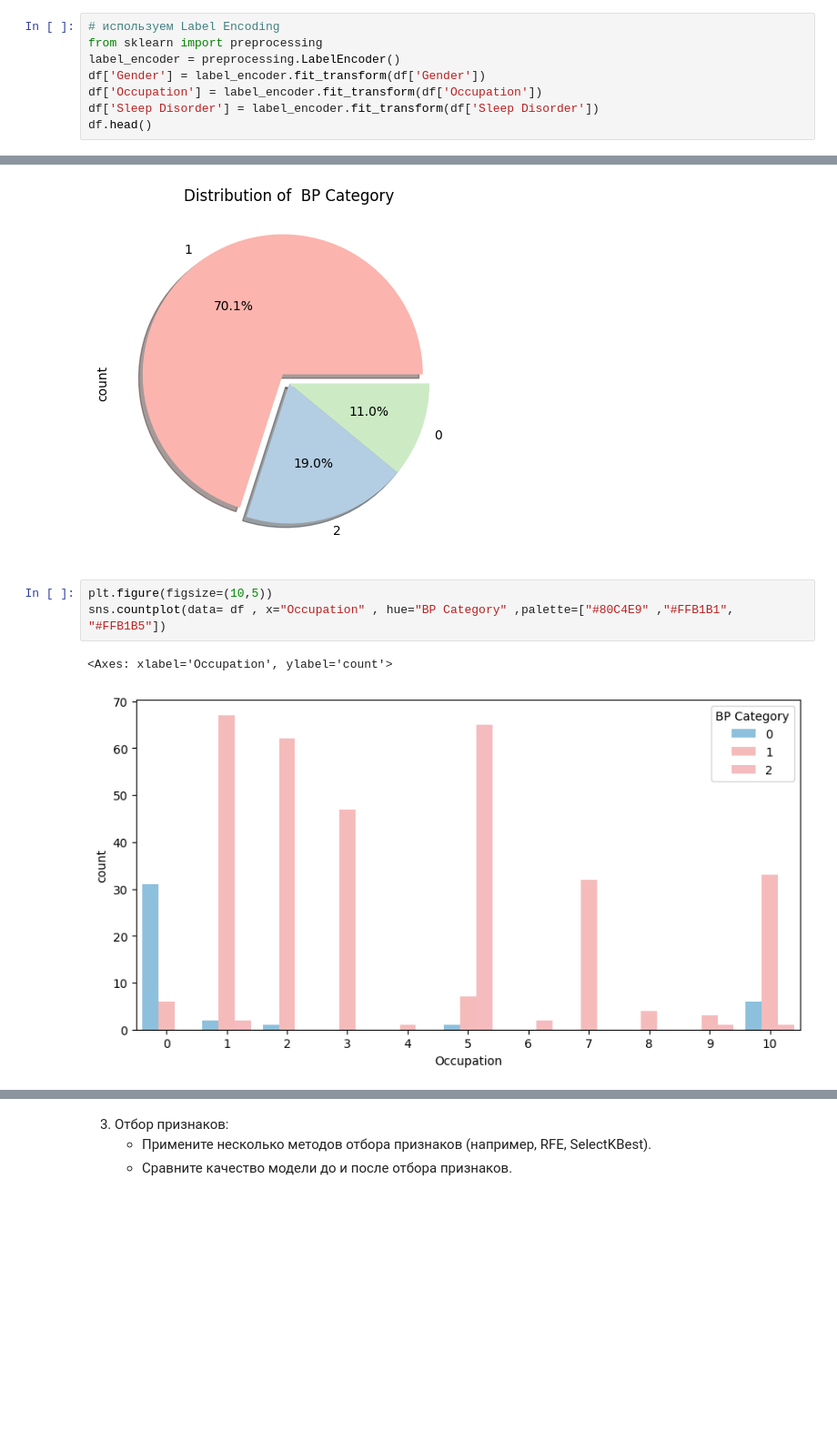
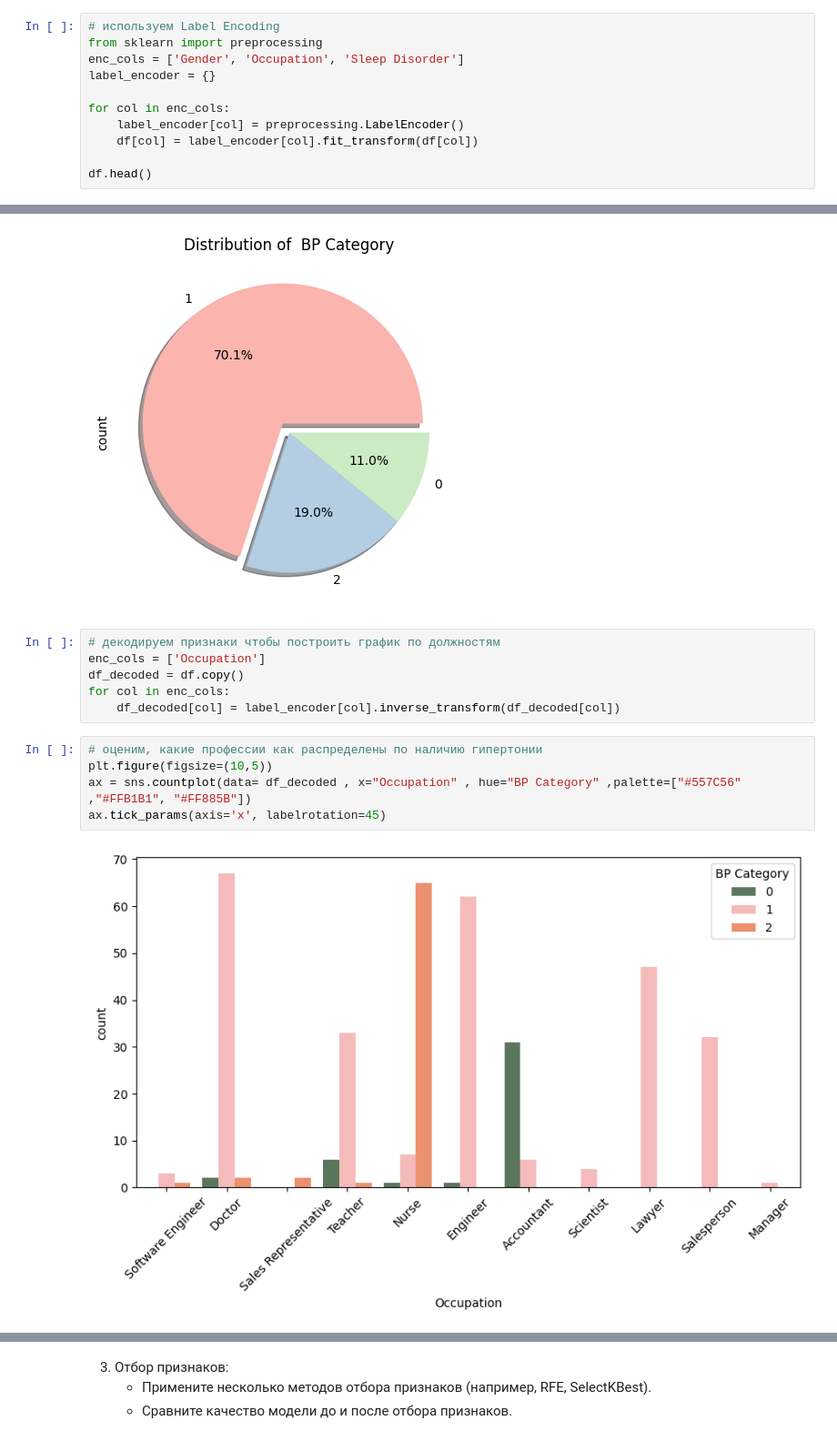
Before and after one commit to Rusttm/DSprojects, a Jupyter notebook: EDA/lesson8/seminar8_DZ.ipynb, the cells around one changed output, grey strips where cells are left out. Shown at 91% size. Saved outputs shown, nothing was run; the diff lists cells and outputs as text; blank space fills up the shorter version.

```diff
--- a/EDA/lesson8/seminar8_DZ.ipynb
+++ b/EDA/lesson8/seminar8_DZ.ipynb
@@ -148,10 +148,13 @@ plt.show()
 # %%
 # используем Label Encoding
 from sklearn import preprocessing
-label_encoder = preprocessing.LabelEncoder()
-df['Gender'] = label_encoder.fit_transform(df['Gender'])
-df['Occupation'] = label_encoder.fit_transform(df['Occupation'])
-df['Sleep Disorder'] = label_encoder.fit_transform(df['Sleep Disorder'])
+enc_cols = ['Gender', 'Occupation', 'Sleep Disorder']
+label_encoder = {}
+
+for col in enc_cols:
+    label_encoder[col] = preprocessing.LabelEncoder()
+    df[col] = label_encoder[col].fit_transform(df[col])
+
 df.head()
 # %% [output]
 |  | Gender | Age | Occupation | Sleep Duration | Quality of Sleep | Physical Activity Level | Stress Level | ... |
@@ -227,9 +238,16 @@ df["BP Category"].value_counts().plot(kind='pie', autopct='%1.1f%%', figsize=(10
 # %% [output]
 <Axes: title={'center': 'Distribution of  BP Category'}, ylabel='count'>
 [figure]
+# %%
+# декодируем признаки чтобы построить график по должностям
+enc_cols = ['Occupation']
+df_decoded = df.copy()
+for col in enc_cols:
+    df_decoded[col] = label_encoder[col].inverse_transform(df_decoded[col])
 # %%
+# оценим, какие профессии как распределены по наличию гипертонии
 plt.figure(figsize=(10,5))
-sns.countplot(data= df , x="Occupation" , hue="BP Category" ,palette=["#80C4E9" ,"#FFB1B1", "#FFB1B5"])
+ax = sns.countplot(data= df_decoded , x="Occupation" , hue="BP Category" ,palette=["#557C56" ,"#FFB1B1", "#FF885B"])
+ax.tick_params(axis='x', labelrotation=45)
 # %% [output]
-<Axes: xlabel='Occupation', ylabel='count'>
-[figure, old version]
+[figure, new version]
```
Also changed, not shown: parts of 21 cells of this notebook.
